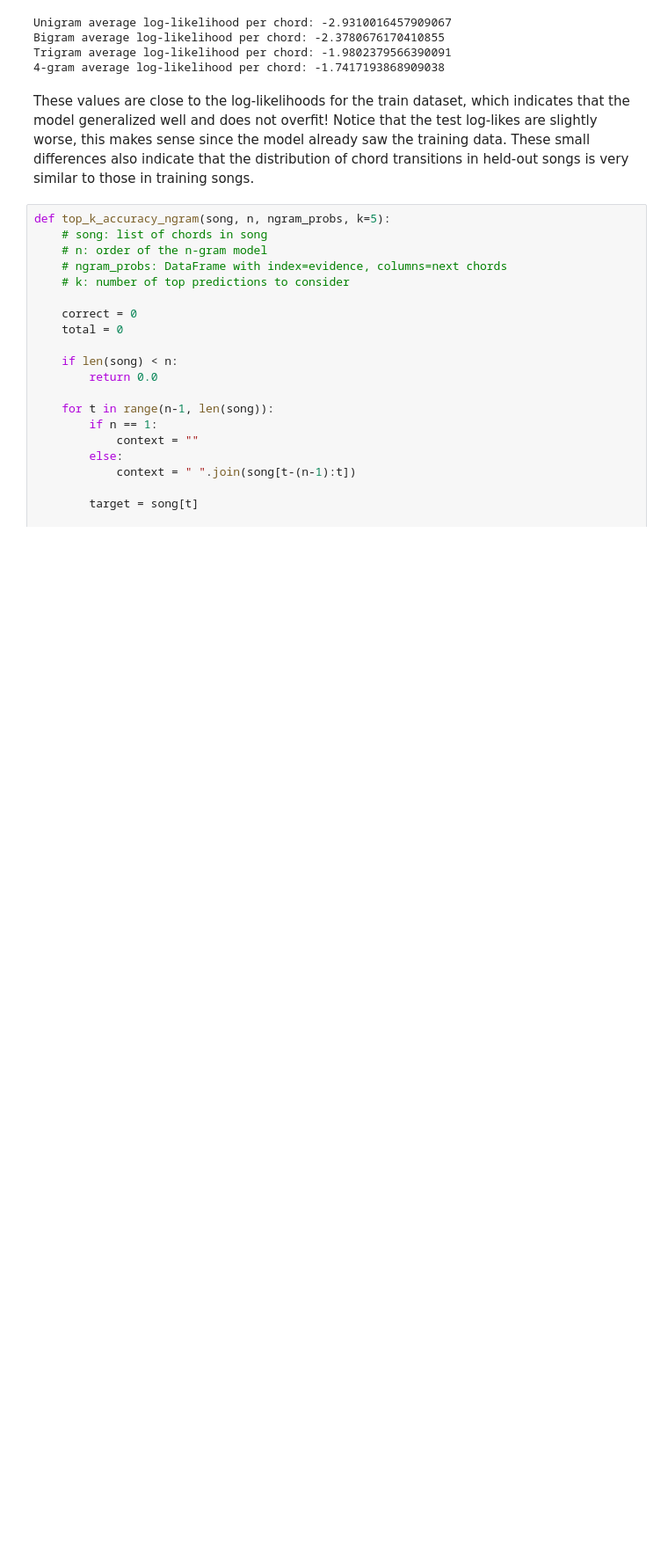
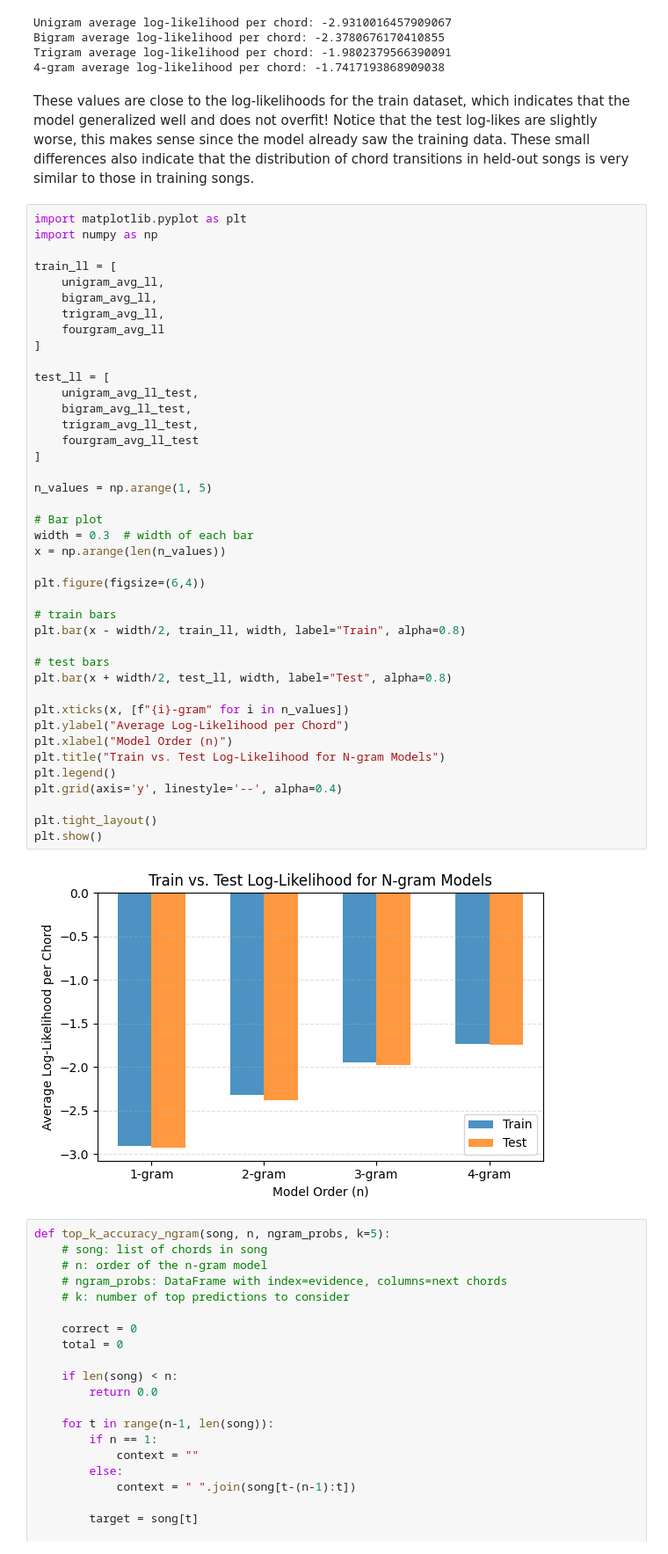
Before and after one commit to christinaxu10/dj-markov, a Jupyter notebook: chordsandstructure.ipynb, the cells around one changed output. Shown at 88% size. Drawn from its saved outputs; the diff is of its cells as text; blank space fills up the shorter version.

```diff
--- a/chordsandstructure.ipynb
+++ b/chordsandstructure.ipynb
@@ -546,6 +558,49 @@ Trigram average log-likelihood per chord: -1.9802379566390091
 4-gram average log-likelihood per chord: -1.7417193868909038
 # %% [markdown]
 These values are close to the log-likelihoods for the train dataset, which indicates that the model generalized well and does not overfit! Notice that the test log-likes are slightly worse, this makes sense since the model already saw the training data. These small differences also indicate that the distribution of chord transitions in held-out songs is very similar to those in training songs.
+# %%
+import matplotlib.pyplot as plt
+import numpy as np
+
+train_ll = [
+    unigram_avg_ll,
+    bigram_avg_ll,
+    trigram_avg_ll,
+    fourgram_avg_ll
+]
+
+test_ll = [
+    unigram_avg_ll_test,
+    bigram_avg_ll_test,
+    trigram_avg_ll_test,
+    fourgram_avg_ll_test
+]
+
+n_values = np.arange(1, 5)
+
+# Bar plot
+width = 0.3  # width of each bar
+x = np.arange(len(n_values))
+
+plt.figure(figsize=(6,4))
+
+# train bars
+plt.bar(x - width/2, train_ll, width, label="Train", alpha=0.8)
+
+# test bars
+plt.bar(x + width/2, test_ll, width, label="Test", alpha=0.8)
+
+plt.xticks(x, [f"{i}-gram" for i in n_values])
+plt.ylabel("Average Log-Likelihood per Chord")
+plt.xlabel("Model Order (n)")
+plt.title("Train vs. Test Log-Likelihood for N-gram Models")
+plt.legend()
+plt.grid(axis='y', linestyle='--', alpha=0.4)
+
+plt.tight_layout()
+plt.show()
+# %% [output]
+[figure, added]
 # %%
 def top_k_accuracy_ngram(song, n, ngram_probs, k=5):
     # song: list of chords in song
```
Also changed, not shown: parts of 1 cell of this notebook.
